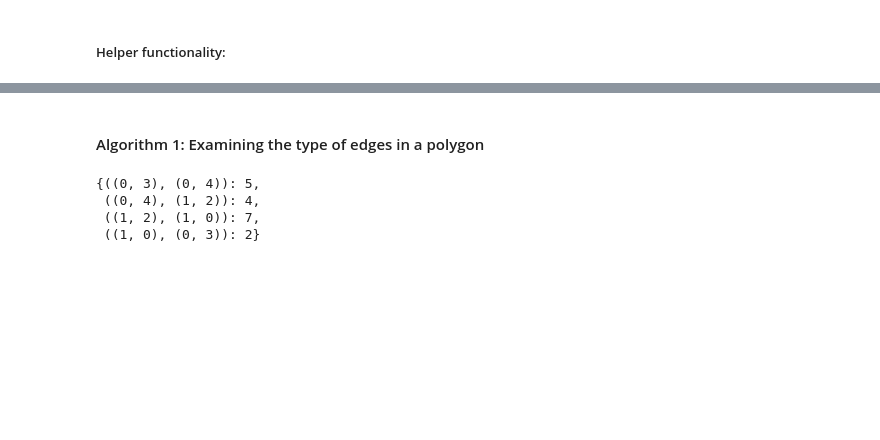
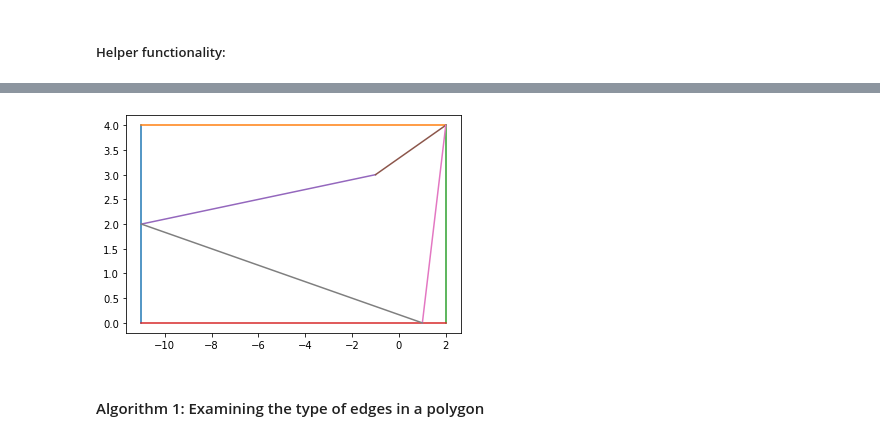
Before and after one commit to oortega20/CS294-final_project, a Jupyter notebook: inscribing_rectangle.ipynb, the cells around one changed output, grey strips where cells are left out. Drawn from its saved outputs; the diff is of its cells as text; code cells hidden in the pictures; blank space fills up the shorter version.

```diff
--- a/inscribing_rectangle.ipynb
+++ b/inscribing_rectangle.ipynb
@@ -68,3 +70,31 @@ for edge in e:
+# %%
+def SAR(vertices):
+    """
+    args: vertices v_1,...,v_4
+    returns edges of rectangle containing the polygon given by the vertices
+    """
+    max_x, max_y, min_x, min_y = float('-inf'), float('-inf'), float('inf'), float('inf')
+    for x,y in vertices:
+        max_x = max_x if max_x > x else x
+        max_y = max_y if max_y > y else y
+        min_x = min_x if min_x < x else x
+        min_y = min_y if min_y < y else y
+
+    rectangle_vertices = [[min_x,min_y], [min_x,max_y], [max_x, max_y], [max_x, min_y]]
+    return rectangle_vertices
+# %%
+rec = SAR(points)
+# %%
+for edge in edges(counter_clockwise(rec)):
+    x_1,x_2 = edge[0][0], edge[1][0]
+    y_1,y_2 = edge[0][1], edge[1][1]
+    plt.plot([x_1,x_2], [y_1,y_2])
+for edge in e:
+    x_1,x_2 = edge[0][0], edge[1][0]
+    y_1,y_2 = edge[0][1], edge[1][1]
+    plt.plot([x_1,x_2], [y_1,y_2])
+# %% [output]
+[figure, added]
 # %% [markdown]
 #### Algorithm 1: Examining the type of edges in a polygon
 # %%
@@ -102,10 +132,3 @@ def edge_types(vertices):
     return edge_types
 # %%
 types = edge_types(points)
-# %%
-types
-# %% [output]
-{((0, 3), (0, 4)): 5,
- ((0, 4), (1, 2)): 4,
- ((1, 2), (1, 0)): 7,
- ((1, 0), (0, 3)): 2}
```
Also changed, not shown: parts of 4 cells of this notebook.
